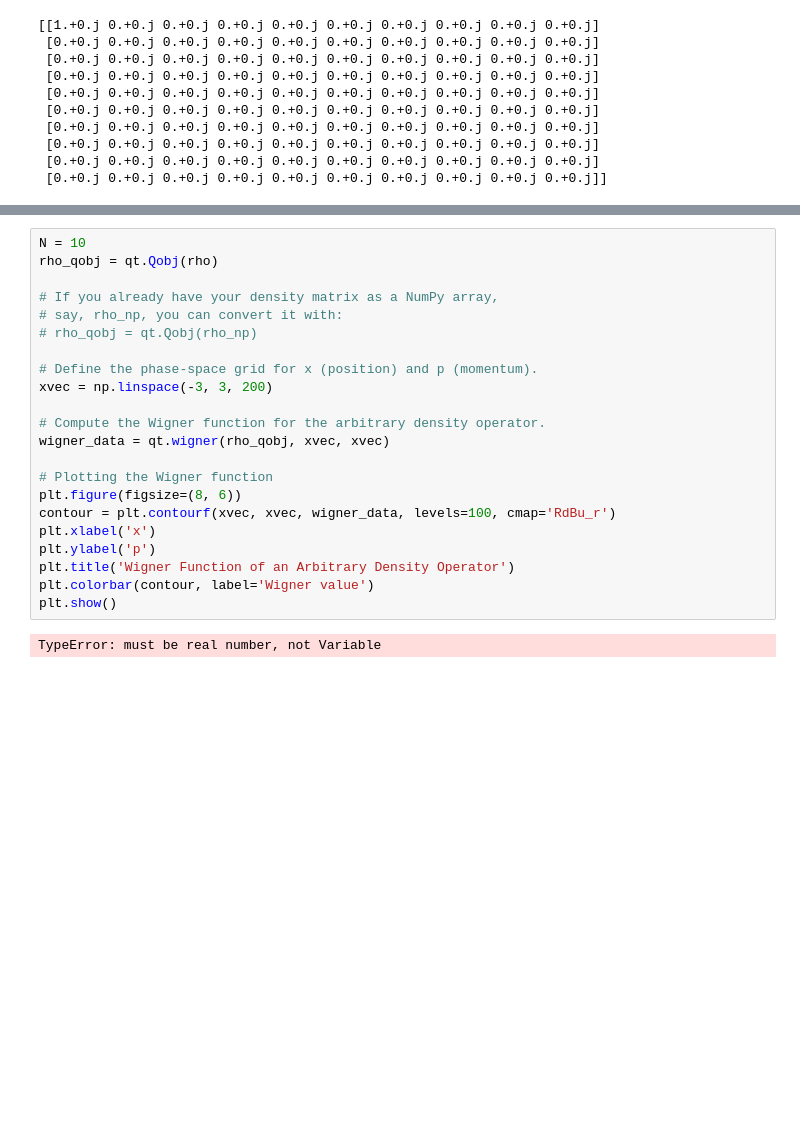
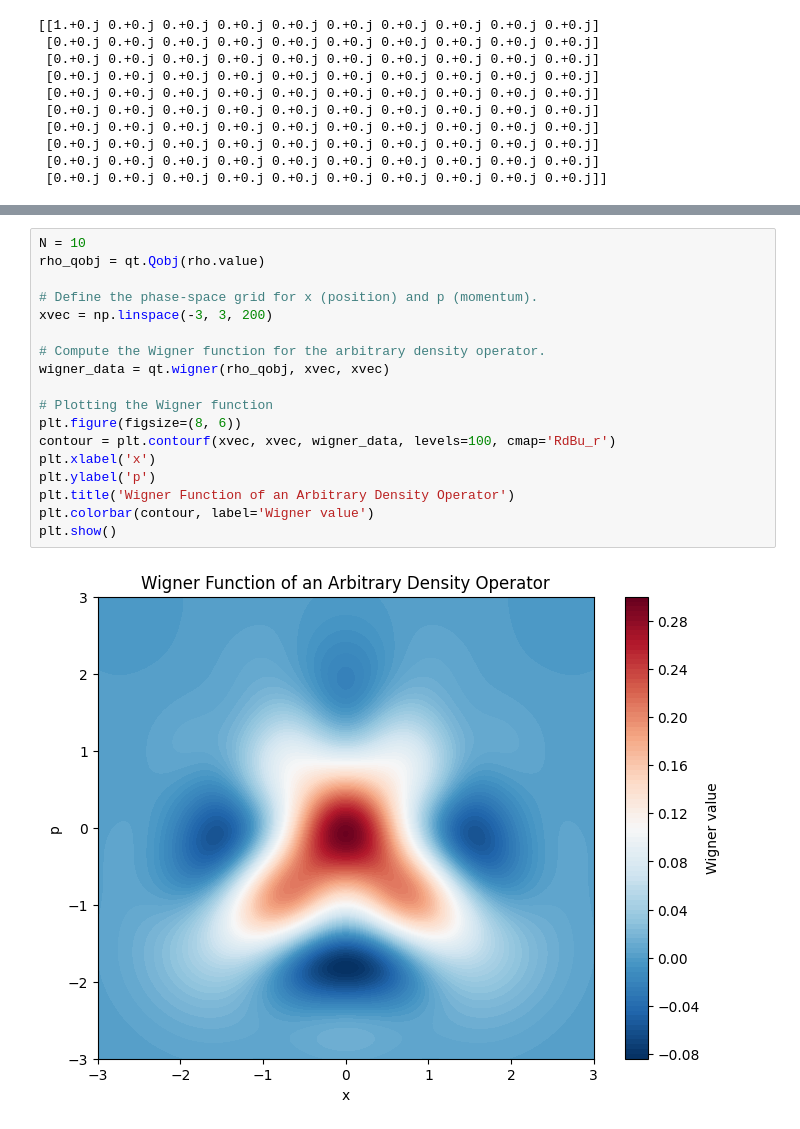
Before and after one commit to ivennm/Alice-Bob, a Jupyter notebook: something.ipynb, the cells around one changed output, grey strips where cells are left out. Drawn from its saved outputs; the diff is of its cells as text; blank space fills up the shorter version.

```diff
--- a/something.ipynb
+++ b/something.ipynb
@@ -384,24 +442,20 @@ AttributeError: 'numpy.ndarray' object has no attribute 'isket'
 # %%
 N = 10
-rho_qobj = qt.Qobj(rho)
-
-# If you already have your density matrix as a NumPy array,
-# say, rho_np, you can convert it with:
-# rho_qobj = qt.Qobj(rho_np)
+rho_qobj = qt.Qobj(rho.value)
 
 # Define the phase-space grid for x (position) and p (momentum).
 xvec = np.linspace(-3, 3, 200)
 
 # Compute the Wigner function for the arbitrary density operator.
 wigner_data = qt.wigner(rho_qobj, xvec, xvec)
 
 # Plotting the Wigner function
 plt.figure(figsize=(8, 6))
 contour = plt.contourf(xvec, xvec, wigner_data, levels=100, cmap='RdBu_r')
 plt.xlabel('x')
 plt.ylabel('p')
 plt.title('Wigner Function of an Arbitrary Density Operator')
 plt.colorbar(contour, label='Wigner value')
 plt.show()
 # %% [output]
-TypeError: must be real number, not Variable
+[figure, added]
```
Also changed, not shown: parts of 8 cells of this notebook, 10 other files.
